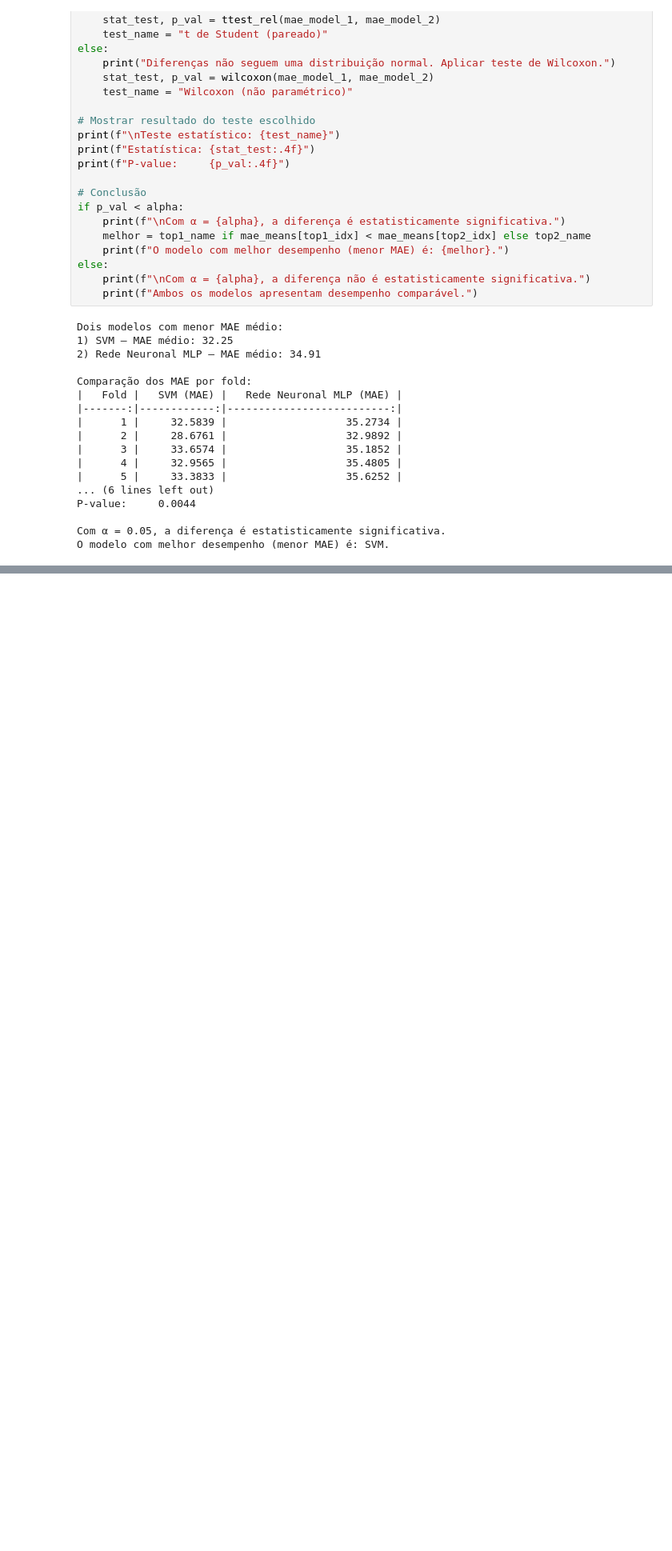
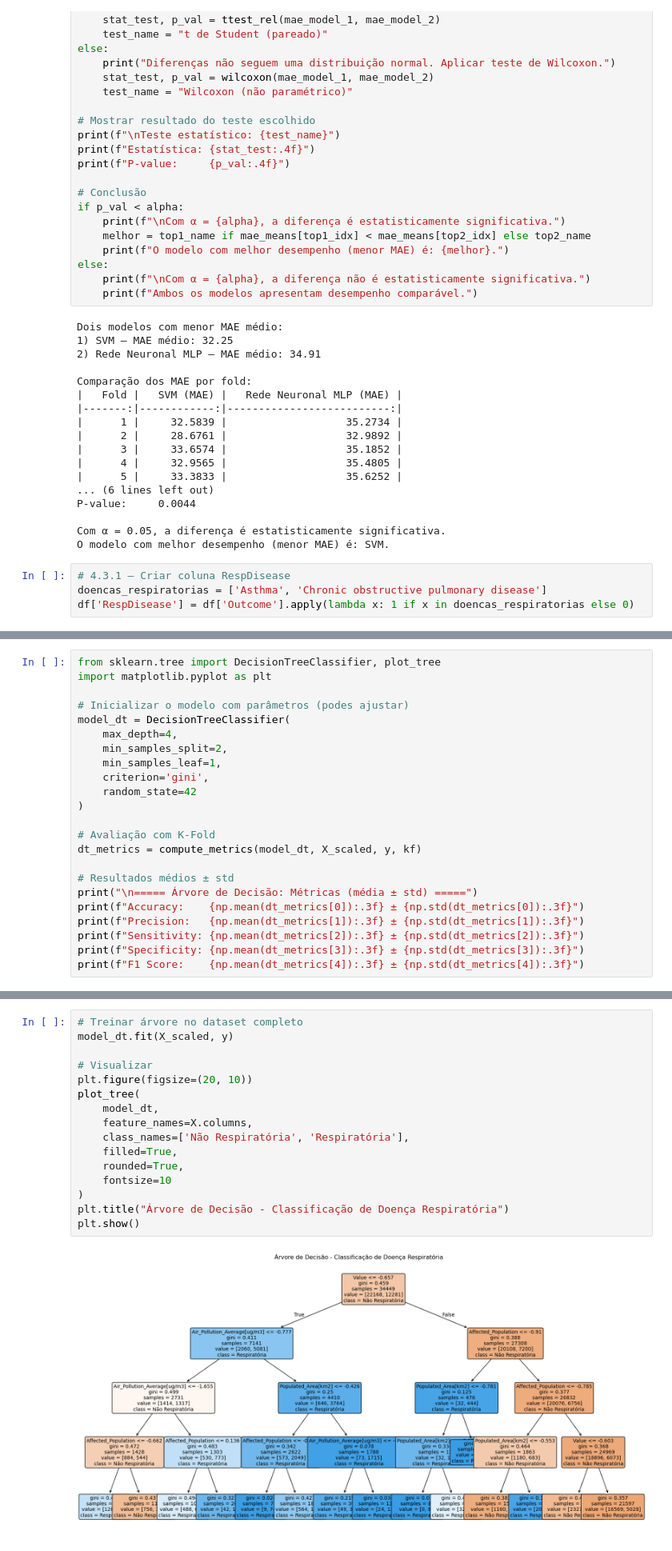
Before and after one commit to JoaoPinto1220663/ANADI_MFC_3DI_1220664_1220663_1220665, a Jupyter notebook: script/script.ipynb, the cells around one changed output, grey strips where cells are left out. Shown at 80% size. Saved outputs shown, nothing was run; the diff lists cells and outputs as text; blank space fills up the shorter version.

```diff
--- a/script/script.ipynb
+++ b/script/script.ipynb
@@ -969,3 +969,7 @@ P-value:     0.0044
 
 Com α = 0.05, a diferença é estatisticamente significativa.
 O modelo com melhor desempenho (menor MAE) é: SVM.
+# %%
+# 4.3.1 — Criar coluna RespDisease
+doencas_respiratorias = ['Asthma', 'Chronic obstructive pulmonary disease']
+df['RespDisease'] = df['Outcome'].apply(lambda x: 1 if x in doencas_respiratorias else 0)
@@ -971,0 +1012,23 @@ O modelo com melhor desempenho (menor MAE) é: SVM.
+# %%
+from sklearn.tree import DecisionTreeClassifier, plot_tree
+import matplotlib.pyplot as plt
+
+# Inicializar o modelo com parâmetros (podes ajustar)
+model_dt = DecisionTreeClassifier(
+    max_depth=4,
+    min_samples_split=2,
+    min_samples_leaf=1,
+    criterion='gini',
+    random_state=42
+)
+
+# Avaliação com K-Fold
+dt_metrics = compute_metrics(model_dt, X_scaled, y, kf)
+
+# Resultados médios ± std
+print("\n===== Árvore de Decisão: Métricas (média ± std) =====")
+print(f"Accuracy:    {np.mean(dt_metrics[0]):.3f} ± {np.std(dt_metrics[0]):.3f}")
+print(f"Precision:   {np.mean(dt_metrics[1]):.3f} ± {np.std(dt_metrics[1]):.3f}")
+print(f"Sensitivity: {np.mean(dt_metrics[2]):.3f} ± {np.std(dt_metrics[2]):.3f}")
+print(f"Specificity: {np.mean(dt_metrics[3]):.3f} ± {np.std(dt_metrics[3]):.3f}")
+print(f"F1 Score:    {np.mean(dt_metrics[4]):.3f} ± {np.std(dt_metrics[4]):.3f}")
@@ -971,0 +1042,18 @@ O modelo com melhor desempenho (menor MAE) é: SVM.
+# %%
+# Treinar árvore no dataset completo
+model_dt.fit(X_scaled, y)
+
+# Visualizar
+plt.figure(figsize=(20, 10))
+plot_tree(
+    model_dt,
+    feature_names=X.columns,
+    class_names=['Não Respiratória', 'Respiratória'],
+    filled=True,
+    rounded=True,
+    fontsize=10
+)
+plt.title("Árvore de Decisão - Classificação de Doença Respiratória")
+plt.show()
+# %% [output]
+[figure, added]
```
Also changed, not shown: parts of 8 cells of this notebook, 1 other file.
